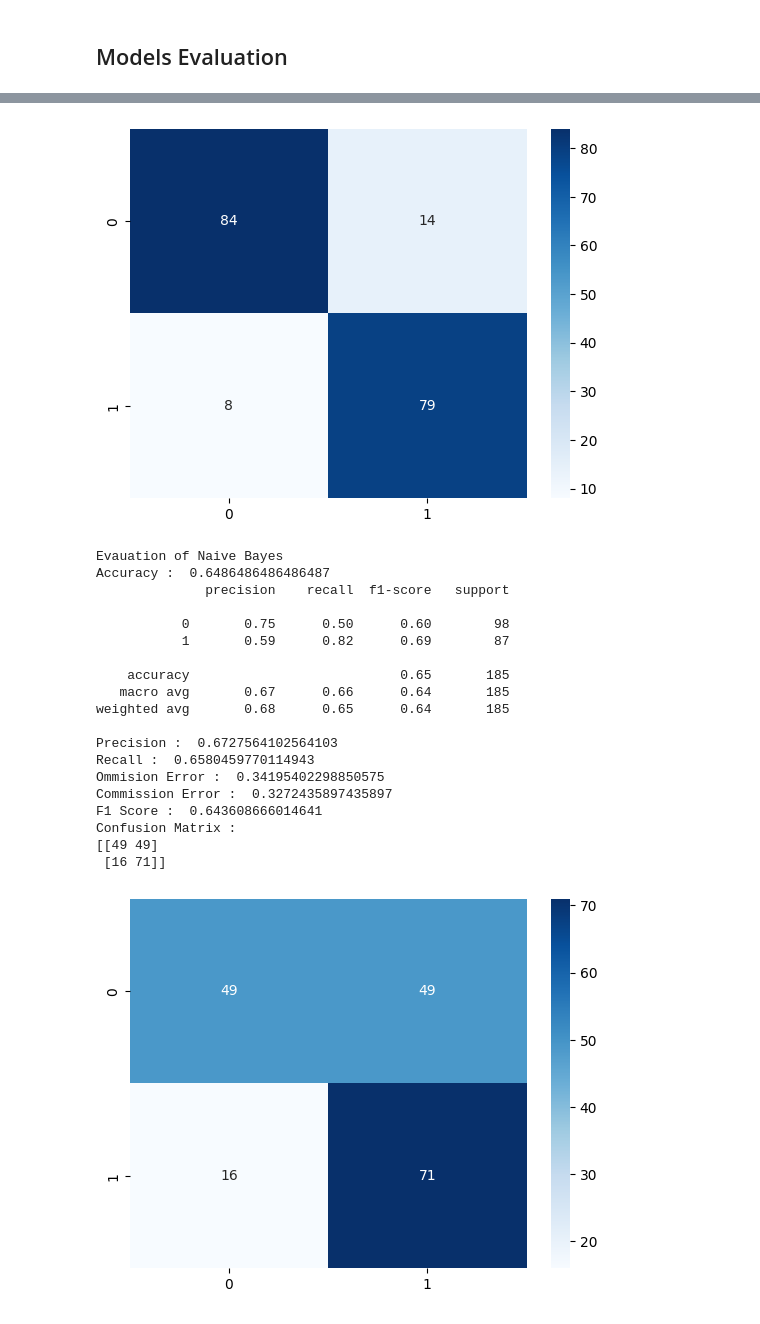
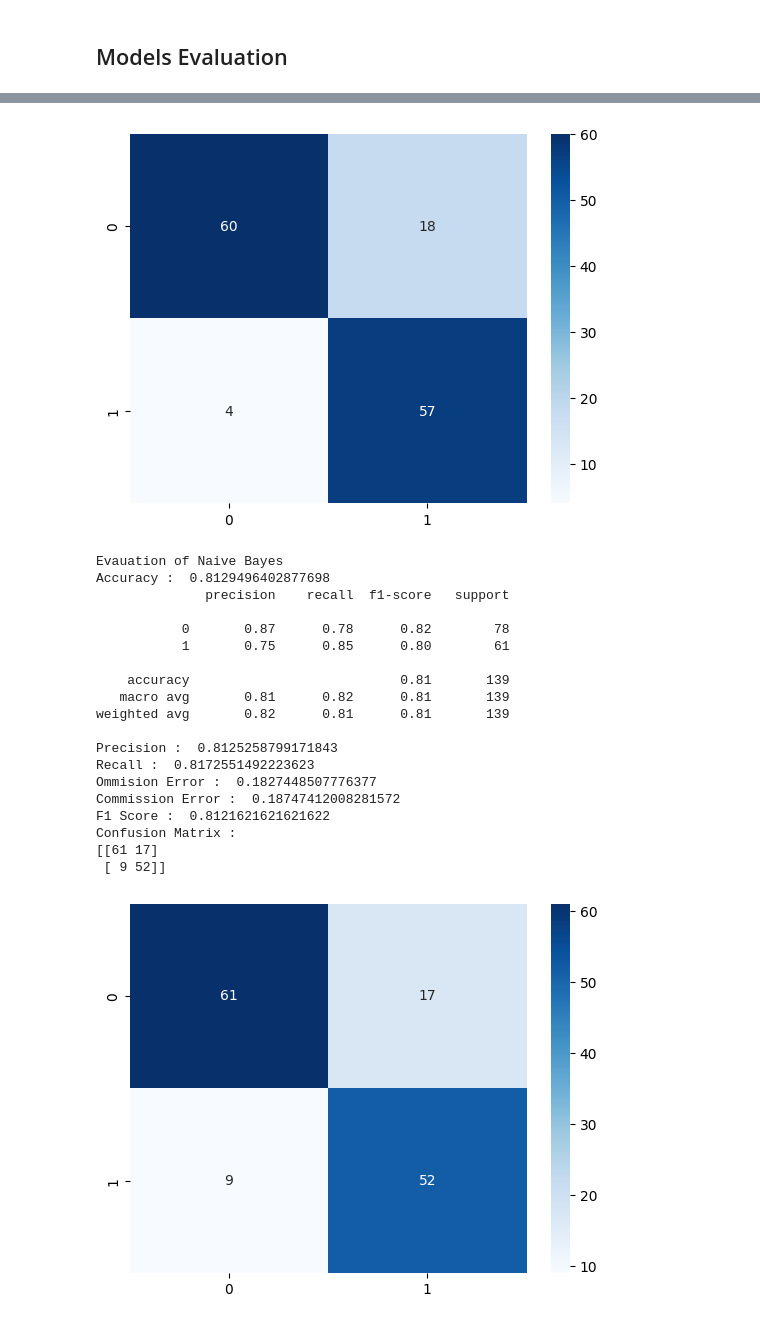
Before and after one commit to Mohammed-Salama/Flood_Detection, a Jupyter notebook: ClassicalModels.ipynb, the cells around one changed output, grey strips where cells are left out. Saved outputs shown, nothing was run; the diff lists cells and outputs as text; code cells hidden in the pictures.

```diff
--- a/ClassicalModels.ipynb
+++ b/ClassicalModels.ipynb
@@ -26,7 +26,7 @@ def load_data(data_path):
         for img in os.listdir(path):
             img_array = cv2.imread(os.path.join(path,img))
             img_array = cv2.cvtColor(img_array, cv2.COLOR_BGR2RGB)
-            img_array = cv2.resize(img_array, (227, 227))
+            img_array = cv2.resize(img_array, (512, 512))
             data.append(img_array)
             labels.append(CLASSES.index(c))
     return data, labels
@@ -36,16 +36,16 @@ data, labels = load_data("./Dataset")
 # %% [markdown]
 ## Splitting Data
 # %%
-X_train, X_val, y_train, y_val = train_test_split(data, labels, test_size=0.2, random_state=42)
-X_train, X_test, y_train, y_test = train_test_split(X_train, y_train, test_size=0.1, random_state=42)
+X_train, X_val, y_train, y_val = train_test_split(data, labels, test_size=0.15, random_state=42)
+#X_train, X_test, y_train, y_test = train_test_split(X_train, y_train, test_size=0.1, random_state=42)
 
 X_train = np.array(X_train)
 X_val = np.array(X_val)
 y_train = np.array(y_train)
 y_val = np.array(y_val)
 
-X_test = np.array(X_test)
-y_test = np.array(y_test)
+# X_test = np.array(X_test)
+# y_test = np.array(y_test)
 # %% [markdown]
 ## Preprocessing
 # %%
@@ -132,15 +132,15 @@ def extract_features(images):
         contrast, dissimilarity, homogeneity, energy, correlation = GLCM(img)
         hist = color_histogram(img)
         lbp = extract_lbp(img)
-        features.append([water_idx, contrast, dissimilarity, homogeneity, energy, correlation, hist[0], hist[1], hist[2], hist[3], hist[4] , lbp[0], lbp[1], lbp[2], lbp[3], lbp[4], lbp[5], lbp[6], lbp[7]])
+        features.append([water_idx, contrast, dissimilarity, homogeneity, energy, correlation,lbp[0], lbp[1], lbp[2], lbp[3], lbp[4], lbp[5], lbp[6], lbp[7], hist[0], hist[1], hist[2], hist[3], hist[4]])
     features = np.array(features)
     return features
 
 X_train_features = extract_features(X_train)
 X_val_features = extract_features(X_val)
-X_test_features = extract_features(X_test)
+#X_test_features = extract_features(X_test)
 
 print(X_train_features.shape)
 print(X_val_features.shape)
-print(X_test_features.shape)
+#print(X_test_features.shape)
 # %% [output]
@@ -150,17 +149,23 @@ print(X_test_features.shape)
 # %% [markdown]
 ## Models Training
 # %%
-models = [RandomForestClassifier(n_estimators=150, max_depth=8, random_state=0) , AdaBoostClassifier(n_estimators=100, random_state=0) , GaussianNB(), xgb.XGBClassifier(max_depth=3)]
+models = [RandomForestClassifier(n_estimators=80, max_depth=8, random_state=42) , AdaBoostClassifier(n_estimators=100 ,learning_rate=0.2 , random_state=42) , GaussianNB(), xgb.XGBClassifier(max_depth=15 , n_estimators=150 , learning_rate=0.2, random_state=42)]
 modelsNames = ['Random Forest' , 'AdaBoost' , 'Naive Bayes' , 'XGBoost']
-for model in models:
-    model.fit(X_train_features, y_train)
+for i , model in enumerate(models):
+    if modelsNames[i] == 'Naive Bayes':
+        model.fit(X_train_features[:,1:13], y_train)
+    else:
+        model.fit(X_train_features, y_train)
 # %% [markdown]
 ## Models Evaluation
 # %%
 for i , model in enumerate(models):
     print("Evauation of " + modelsNames[i])
 
-    y_pred = model.predict(X_val_features)
+    if modelsNames[i] == 'Naive Bayes':
+        y_pred = model.predict(X_val_features[:,1:13])
+    else:
+        y_pred = model.predict(X_val_features)
 
     # accuracy
     print("Accuracy : " , accuracy_score(y_val, y_pred))
@@ -232,22 +237,22 @@ Confusion Matrix :
-[figure, old version]
+[figure, new version]
 Evauation of Naive Bayes
-Accuracy :  0.6486486486486487
+Accuracy :  0.8129496402877698
               precision    recall  f1-score   support
 
-           0       0.75      0.50      0.60        98
-           1       0.59      0.82      0.69        87
+           0       0.87      0.78      0.82        78
+           1       0.75      0.85      0.80        61
 
-    accuracy                           0.65       185
-   macro avg       0.67      0.66      0.64       185
-weighted avg       0.68      0.65      0.64       185
+    accuracy                           0.81       139
+   macro avg       0.81      0.82      0.81       139
+weighted avg       0.82      0.81      0.81       139
 
-Precision :  0.6727564102564103
-Recall :  0.6580459770114943
-Ommision Error :  0.34195402298850575
-Commission Error :  0.3272435897435897
-F1 Score :  0.643608666014641
+Precision :  0.8125258799171843
+Recall :  0.8172551492223623
+Ommision Error :  0.1827448507776377
+Commission Error :  0.18747412008281572
+F1 Score :  0.8121621621621622
 Confusion Matrix :
-[[49 49]
- [16 71]]
+[[61 17]
+ [ 9 52]]
-[figure, old version]
+[figure, new version]
 Evauation of XGBoost
```
Also changed, not shown: parts of 3 cells of this notebook, 1 other file.
